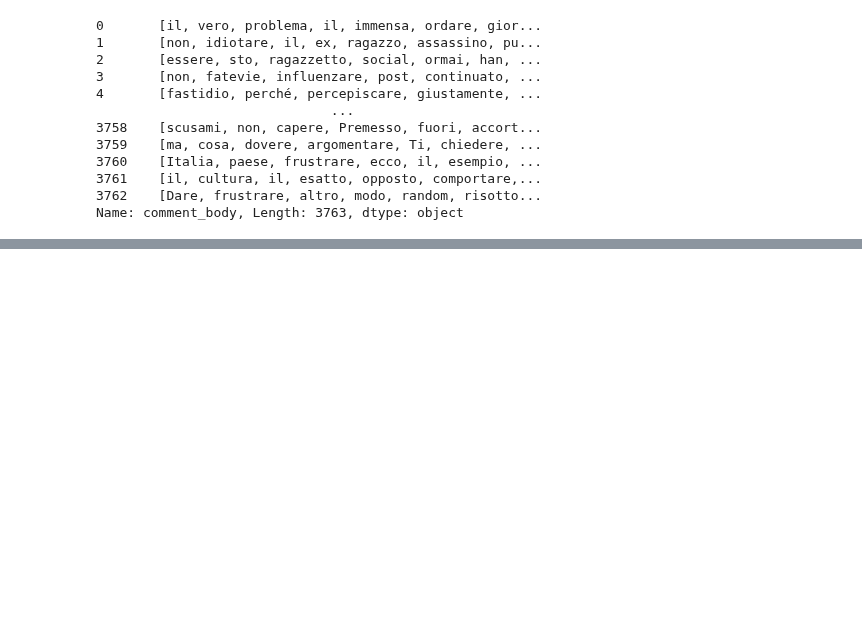
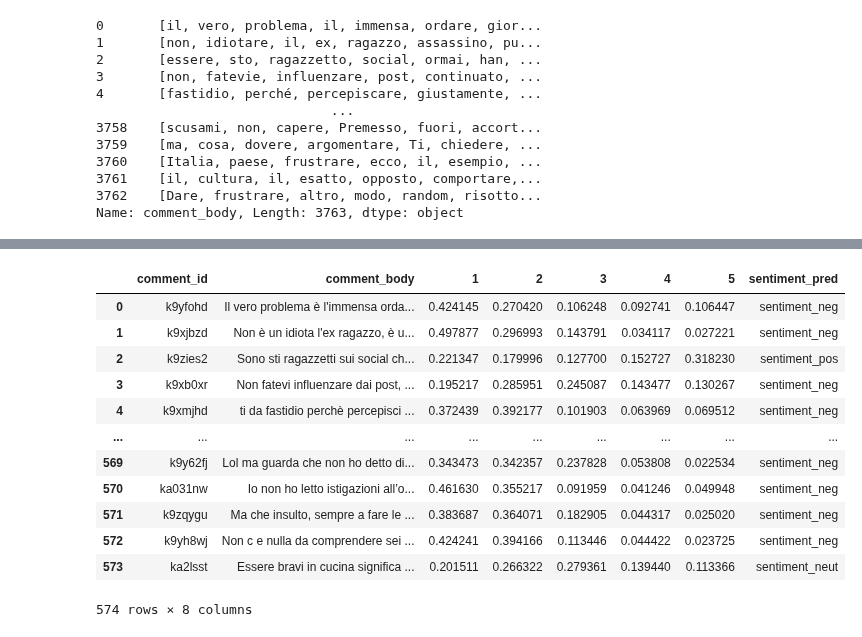
Before and after one commit to MassimoZarantonello2/RedditDebateAnalysis, a Jupyter notebook: scripts/SentimentAnalysis.ipynb, the cells around one changed output, grey strips where cells are left out. Cells and saved outputs as stored; diff of their text form; code cells hidden in the pictures; blank space fills up the shorter version.

```diff
--- a/scripts/SentimentAnalysis.ipynb
+++ b/scripts/SentimentAnalysis.ipynb
@@ -618,0 +711,2 @@ Name: comment_body, Length: 3763, dtype: object
+# %%
+bert = filtered_df.copy()
@@ -618,0 +1176,27 @@ Name: comment_body, Length: 3763, dtype: object
+# %%
+# Tentare di convertire i valori della colonna 'sentiment_pred' in numerici, ignorando gli errori
+multilingual['sentiment_pred_numeric'] = pd.to_numeric(multilingual['sentiment_pred'], errors='coerce')
+
+# Applicare le trasformazioni solo ai valori numerici
+multilingual.loc[multilingual['sentiment_pred_numeric'] >= 4, 'sentiment_pred'] = 'sentiment_pos'
+multilingual.loc[multilingual['sentiment_pred_numeric'] <= 2, 'sentiment_pred'] = 'sentiment_neg'
+multilingual.loc[multilingual['sentiment_pred_numeric'] == 3, 'sentiment_pred'] = 'sentiment_neut'
+
+# Rimuovere la colonna temporanea utilizzata per la conversione
+multilingual.drop(columns=['sentiment_pred_numeric'], inplace=True)
+# %%
+multilingual
+# %% [output]
+|  | comment_id | comment_body | 1 | 2 | 3 | 4 | 5 | sentiment_pred |
+| 0 | k9yfohd | Il vero problema è l'immensa orda... | 0.424145 | 0.270420 | 0.106248 | 0.092741 | 0.106447 | sentiment_neg |
+| 1 | k9xjbzd | Non è un idiota l'ex ragazzo, è u... | 0.497877 | 0.296993 | 0.143791 | 0.034117 | 0.027221 | sentiment_neg |
+| 2 | k9zies2 | Sono sti ragazzetti sui social ch... | 0.221347 | 0.179996 | 0.127700 | 0.152727 | 0.318230 | sentiment_pos |
+| 3 | k9xb0xr | Non fatevi influenzare dai post, ... | 0.195217 | 0.285951 | 0.245087 | 0.143477 | 0.130267 | sentiment_neg |
+| 4 | k9xmjhd | ti da fastidio perchè percepisci ... | 0.372439 | 0.392177 | 0.101903 | 0.063969 | 0.069512 | sentiment_neg |
+| ... | ... | ... | ... | ... | ... | ... | ... | ... |
+| 569 | k9y62fj | Lol ma guarda che non ho detto di... | 0.343473 | 0.342357 | 0.237828 | 0.053808 | 0.022534 | sentiment_neg |
+| 570 | ka031nw | Io non ho letto istigazioni all’o... | 0.461630 | 0.355217 | 0.091959 | 0.041246 | 0.049948 | sentiment_neg |
+| 571 | k9zqygu | Ma che insulto, sempre a fare le ... | 0.383687 | 0.364071 | 0.182905 | 0.044317 | 0.025020 | sentiment_neg |
+| 572 | k9yh8wj | Non c e nulla da comprendere sei ... | 0.424241 | 0.394166 | 0.113446 | 0.044422 | 0.023725 | sentiment_neg |
+| 573 | ka2lsst | Essere bravi in cucina significa ... | 0.201511 | 0.266322 | 0.279361 | 0.139440 | 0.113366 | sentiment_neut |
+574 rows × 8 columns
```
Also changed, not shown: parts of 80 cells of this notebook, 6 other files.
